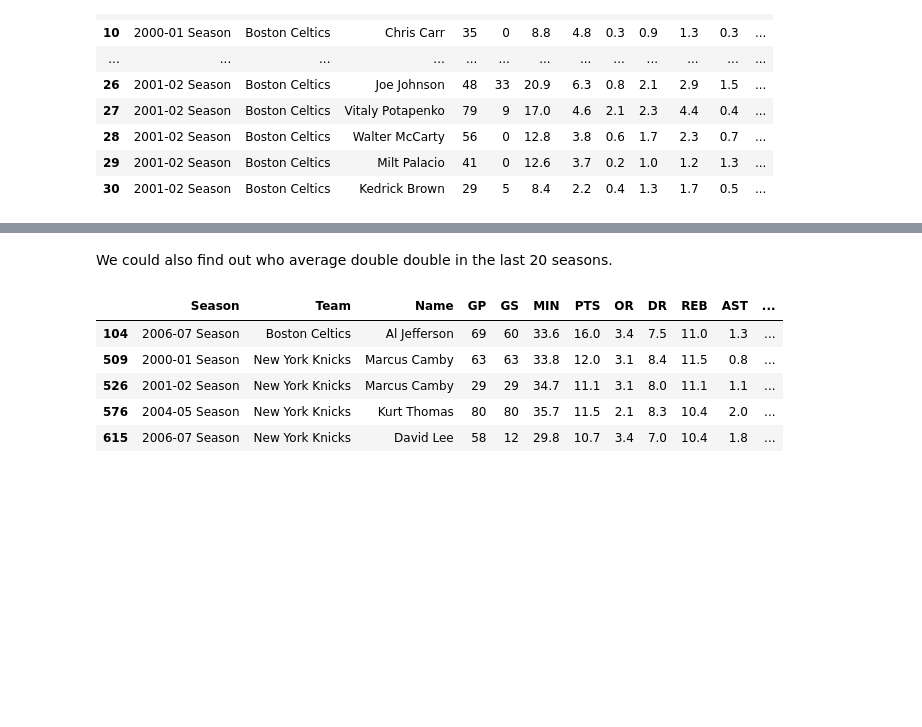
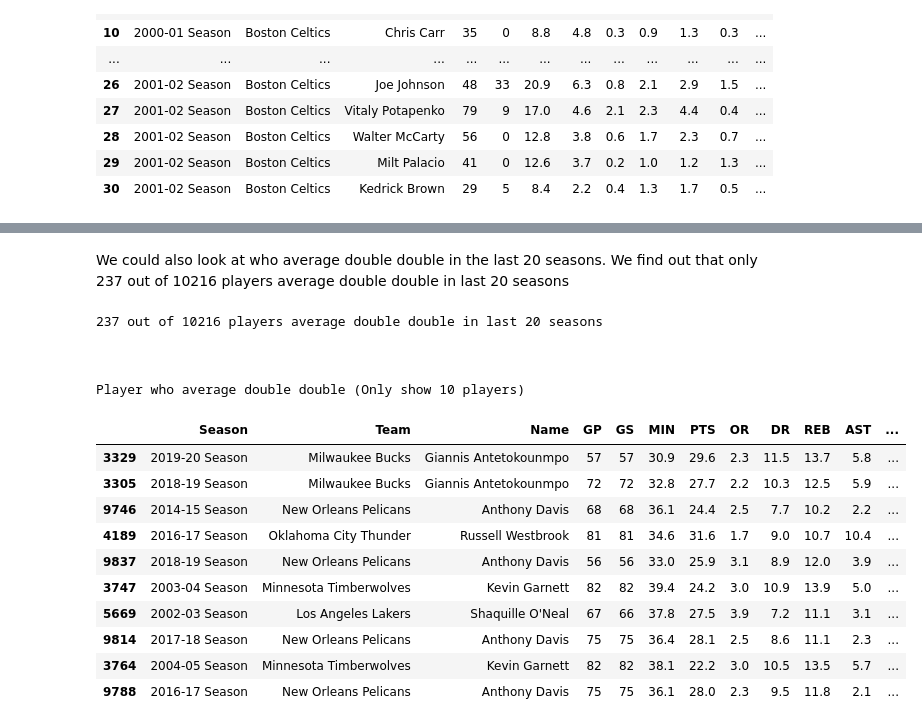
Before and after one commit to joeychen35/Web-Scraping, a Jupyter notebook: Web Scraping Last 20 Regular Season NBA Players Stats.ipynb, the cells around one changed output, grey strips where cells are left out. Drawn from its saved outputs; the diff is of its cells as text; code cells hidden in the pictures; blank space fills up the shorter version.

```diff
--- a/Web Scraping Last 20 Regular Season NBA Players Stats.ipynb
+++ b/Web Scraping Last 20 Regular Season NBA Players Stats.ipynb
@@ -138,6 +138,7 @@ We could perform some analysis on this dataframe. For instance, we could find ou
 # %%
-df_gp20 = df[df['GP'] > 20]
-df_gp20.sort_values('PER', ascending = False).head()
+df_gp20_min20 = df.loc[(df['GP'] > 20) & (df['MIN'] > 20),]
+df_gp20_min20 = df_gp20_min20.sort_values('PER', ascending = False)
+df_gp20_min20.head(10)
 # %% [output]
 |  | Season | Team | Name | GP | GS | MIN | PTS | OR | DR | REB | AST | ... |
 | 2088 | 2008-09 Season | Cleveland Cavaliers | LeBron James | 81 | 81 | 37.7 | 28.4 | 1.3 | 6.3 | 7.6 | 7.2 | ... |
@@ -148,14 +181,27 @@ df_gp20.sort_values('PER', ascending = False).head()
 # %% [markdown]
-We could also find out who average double double in the last 20 seasons.
+We could also look at who average double double in the last 20 seasons. We find out that only 237 out of 10216 players average double double in last 20 seasons
 # %%
-df_pts_reb = df_gp20.loc[(df['PTS'] > 10) & (df['REB'] >10 ), ] #Players who average double double in PTS and REB
-df_pts_ast = df_gp20.loc[(df['PTS'] > 10) & (df['AST'] >10 ), ] #Players who average double double in PTS and AST
+df_pts_reb = df_gp20_min20.loc[(df['PTS'] > 10) & (df['REB'] >10 ), ] #Players who average double double in PTS and REB
+df_pts_ast = df_gp20_min20.loc[(df['PTS'] > 10) & (df['AST'] >10 ), ] #Players who average double double in PTS and AST
 
-df_pts_reb.append(df_pts_ast).head() # Appending both dataframe together
+df_averaging_dd = df_pts_reb.append(df_pts_ast) # Appending both dataframe together
+print('{} out of {} players average double double in last 20 seasons'.format(len(df_averaging_dd), len(df)))
+print('\n\n\nPlayer who average double double (Only show 10 players)')
+df_averaging_dd.head(10) #sort by PER
 # %% [output]
+237 out of 10216 players average double double in last 20 seasons
+
+
+
+Player who average double double (Only show 10 players)
 |  | Season | Team | Name | GP | GS | MIN | PTS | OR | DR | REB | AST | ... |
-| 104 | 2006-07 Season | Boston Celtics | Al Jefferson | 69 | 60 | 33.6 | 16.0 | 3.4 | 7.5 | 11.0 | 1.3 | ... |
-| 509 | 2000-01 Season | New York Knicks | Marcus Camby | 63 | 63 | 33.8 | 12.0 | 3.1 | 8.4 | 11.5 | 0.8 | ... |
-| 526 | 2001-02 Season | New York Knicks | Marcus Camby | 29 | 29 | 34.7 | 11.1 | 3.1 | 8.0 | 11.1 | 1.1 | ... |
-| 576 | 2004-05 Season | New York Knicks | Kurt Thomas | 80 | 80 | 35.7 | 11.5 | 2.1 | 8.3 | 10.4 | 2.0 | ... |
-| 615 | 2006-07 Season | New York Knicks | David Lee | 58 | 12 | 29.8 | 10.7 | 3.4 | 7.0 | 10.4 | 1.8 | ... |
+| 3329 | 2019-20 Season | Milwaukee Bucks | Giannis Antetokounmpo | 57 | 57 | 30.9 | 29.6 | 2.3 | 11.5 | 13.7 | 5.8 | ... |
+| 3305 | 2018-19 Season | Milwaukee Bucks | Giannis Antetokounmpo | 72 | 72 | 32.8 | 27.7 | 2.2 | 10.3 | 12.5 | 5.9 | ... |
+| 9746 | 2014-15 Season | New Orleans Pelicans | Anthony Davis | 68 | 68 | 36.1 | 24.4 | 2.5 | 7.7 | 10.2 | 2.2 | ... |
+| 4189 | 2016-17 Season | Oklahoma City Thunder | Russell Westbrook | 81 | 81 | 34.6 | 31.6 | 1.7 | 9.0 | 10.7 | 10.4 | ... |
+| 9837 | 2018-19 Season | New Orleans Pelicans | Anthony Davis | 56 | 56 | 33.0 | 25.9 | 3.1 | 8.9 | 12.0 | 3.9 | ... |
+| 3747 | 2003-04 Season | Minnesota Timberwolves | Kevin Garnett | 82 | 82 | 39.4 | 24.2 | 3.0 | 10.9 | 13.9 | 5.0 | ... |
+| 5669 | 2002-03 Season | Los Angeles Lakers | Shaquille O'Neal | 67 | 66 | 37.8 | 27.5 | 3.9 | 7.2 | 11.1 | 3.1 | ... |
+| 9814 | 2017-18 Season | New Orleans Pelicans | Anthony Davis | 75 | 75 | 36.4 | 28.1 | 2.5 | 8.6 | 11.1 | 2.3 | ... |
+| 3764 | 2004-05 Season | Minnesota Timberwolves | Kevin Garnett | 82 | 82 | 38.1 | 22.2 | 3.0 | 10.5 | 13.5 | 5.7 | ... |
+| 9788 | 2016-17 Season | New Orleans Pelicans | Anthony Davis | 75 | 75 | 36.1 | 28.0 | 2.3 | 9.5 | 11.8 | 2.1 | ... |
```
Also changed, not shown: parts of 6 cells of this notebook.
